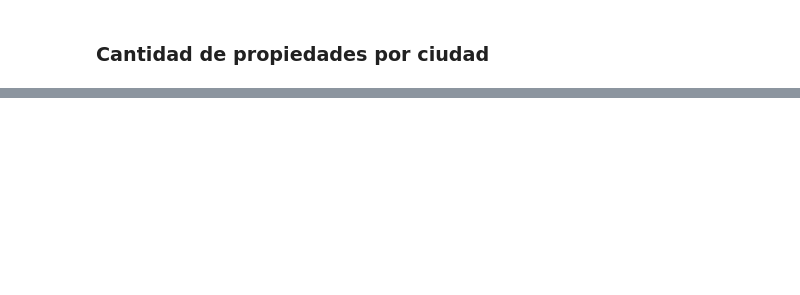
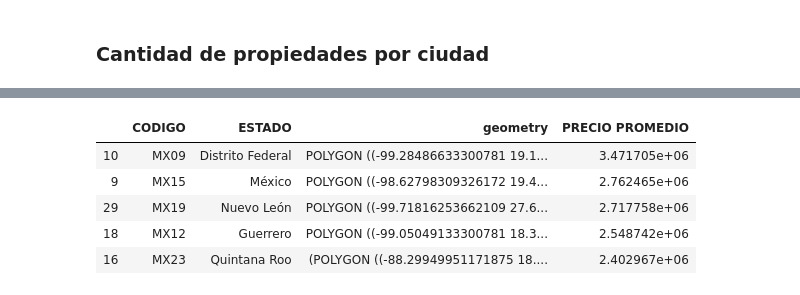
Before and after one commit to alepenaa94/Datos1-2C-2019, a Jupyter notebook: DATOS.ipynb, the cells around one changed output, grey strips where cells are left out. Saved outputs shown, nothing was run; the diff lists cells and outputs as text; code cells hidden in the pictures; blank space fills up the shorter version.

```diff
--- a/DATOS.ipynb
+++ b/DATOS.ipynb
@@ -371,0 +405,10 @@ df.groupby('ciudad').agg({'id':'count'}).sort_values(by=['id'], ascending=False)
+# %%
+mx_precios = mexico.merge(precio_provincia,on='ESTADO')
+mx_precios.sort_values(by='PRECIO PROMEDIO',ascending=False).head()
+# %% [output]
+|  | CODIGO | ESTADO | geometry | PRECIO PROMEDIO |
+| 10 | MX09 | Distrito Federal | POLYGON ((-99.28486633300781 19.1... | 3.471705e+06 |
+| 9 | MX15 | México | POLYGON ((-98.62798309326172 19.4... | 2.762465e+06 |
+| 29 | MX19 | Nuevo León | POLYGON ((-99.71816253662109 27.6... | 2.717758e+06 |
+| 18 | MX12 | Guerrero | POLYGON ((-99.05049133300781 18.3... | 2.548742e+06 |
+| 16 | MX23 | Quintana Roo | (POLYGON ((-88.29949951171875 18.... | 2.402967e+06 |
```
Also changed, not shown: parts of 16 cells of this notebook.
